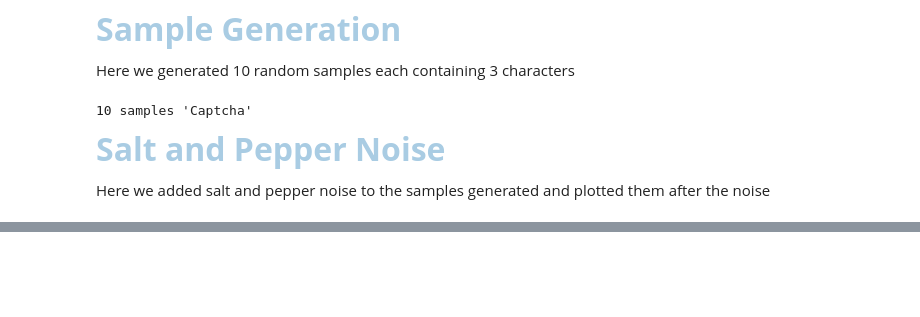
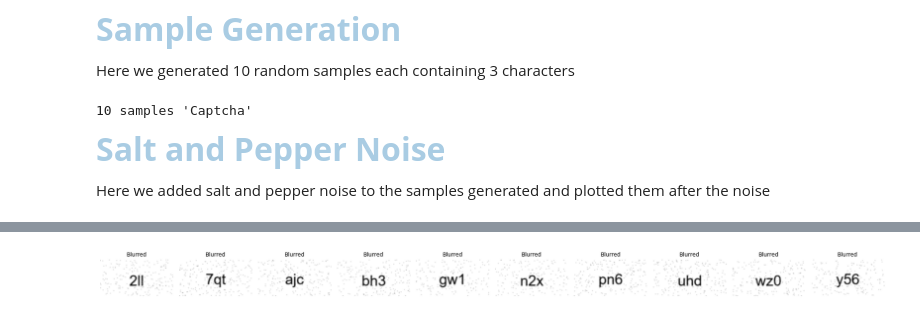
Before and after one commit to nava128/proyecto-openCV-nava2026, a Jupyter notebook: CA2/Captcha Generation.ipynb, the cells around one changed output, grey strips where cells are left out. Drawn from its saved outputs; the diff is of its cells as text; code cells hidden in the pictures; blank space fills up the shorter version.

```diff
--- a/CA2/Captcha Generation.ipynb
+++ b/CA2/Captcha Generation.ipynb
@@ -109,0 +117,47 @@ plt.show()
+# %%
+# Define a Gaussian blur kernel (5x5)
+kernel = np.array([
+    [1, 4, 7, 4, 1],
+    [4, 16, 26, 16, 4],
+    [7, 26, 41, 26, 7],
+    [4, 16, 26, 16, 4],
+    [1, 4, 7, 4, 1],
+]) / 273  # Normalize so sum equals 1
+
+def apply_kernel_blur(image, kernel):
+    img_array = np.array(image)
+    blurred_channels = []
+    for i in range(img_array.shape[2]):  # For each RGB channel
+        channel = img_array[:, :, i]
+        blurred_channel = ndimage.convolve(channel, kernel)
+        blurred_channels.append(blurred_channel)
+
+    # Stack the blurred channels back together
+    blurred_img_array = np.stack(blurred_channels, axis=2)
+    return Image.fromarray(blurred_img_array.astype('uint8'))
+
+noisy_files = [f for f in os.listdir(OUT_DIR) if f.startswith('noisy_') and f.endswith('.png')]
+blurred_images = []
+
+for filename in noisy_files:
+    noisy_path = os.path.join(OUT_DIR, filename)
+    noisy_img = Image.open(noisy_path)
+
+    blurred_img = apply_kernel_blur(noisy_img, kernel)
+    blurred_images.append(blurred_img)
+
+    blurred_filename = f"blurred_{filename}"
+    blurred_img.save(os.path.join(OUT_DIR, blurred_filename))
+
+n_images = len(blurred_images)
+fig, axes = plt.subplots(1, n_images, figsize=(20, 4))
+
+for i in range(n_images):
+    axes[i].imshow(blurred_images[i])
+    axes[i].set_title("Blurred", fontsize=10)
+    axes[i].axis('off')
+
+plt.tight_layout()
+plt.show()
+# %% [output]
+[figure, added]
```
Also changed, not shown: parts of 3 cells of this notebook, 50 other files.
